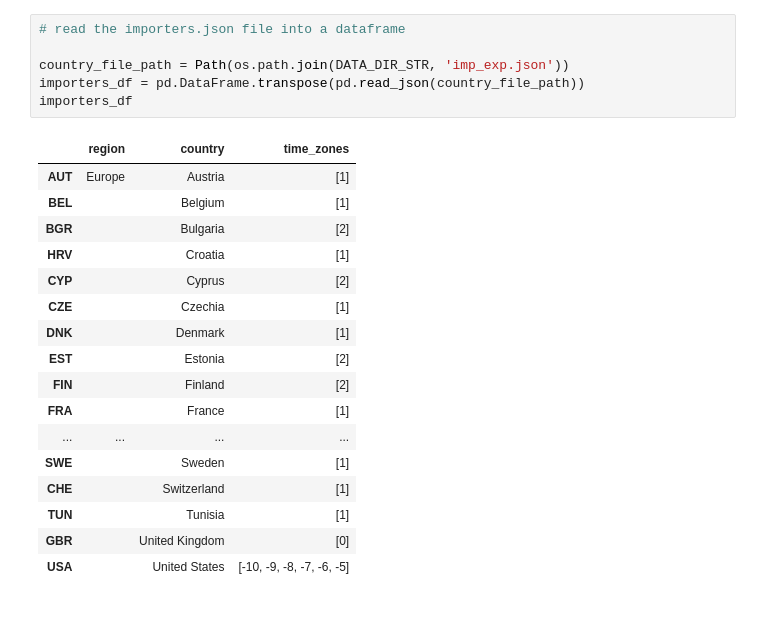
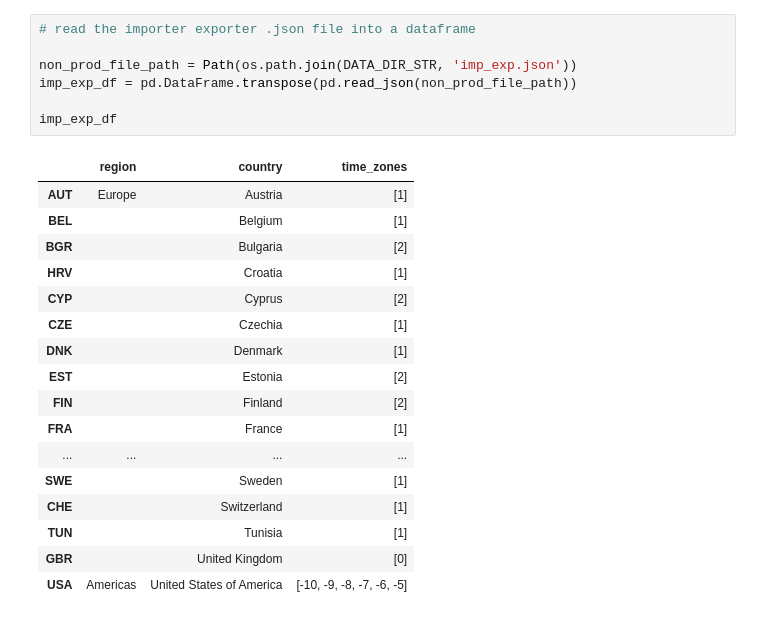
Before and after one commit to Ipgnosis/coffee-analysis, a Jupyter notebook: tz_clusterAnalysis.ipynb, the cells around one changed output. Cells and saved outputs as stored; diff of their text form.

```diff
--- a/tz_clusterAnalysis.ipynb
+++ b/tz_clusterAnalysis.ipynb
@@ -41,24 +147,25 @@ exporters_df
 # %%
-# read the importers.json file into a dataframe
+# read the importer exporter .json file into a dataframe
 
-country_file_path = Path(os.path.join(DATA_DIR_STR, 'imp_exp.json'))
-importers_df = pd.DataFrame.transpose(pd.read_json(country_file_path))
-importers_df
+non_prod_file_path = Path(os.path.join(DATA_DIR_STR, 'imp_exp.json'))
+imp_exp_df = pd.DataFrame.transpose(pd.read_json(non_prod_file_path))
+
+imp_exp_df
 # %% [output]
 |  | region | country | time_zones |
 | AUT | Europe | Austria | [1] |
 | BEL |  | Belgium | [1] |
 | BGR |  | Bulgaria | [2] |
 | HRV |  | Croatia | [1] |
 | CYP |  | Cyprus | [2] |
 | CZE |  | Czechia | [1] |
 | DNK |  | Denmark | [1] |
 | EST |  | Estonia | [2] |
 | FIN |  | Finland | [2] |
 | FRA |  | France | [1] |
 | ... | ... | ... | ... |
 | SWE |  | Sweden | [1] |
 | CHE |  | Switzerland | [1] |
 | TUN |  | Tunisia | [1] |
 | GBR |  | United Kingdom | [0] |
-| USA |  | United States | [-10, -9, -8, -7, -6, -5] |
+| USA | Americas | United States of America | [-10, -9, -8, -7, -6, -5] |
```
Also changed, not shown: parts of 21 cells of this notebook, 1 other file.
